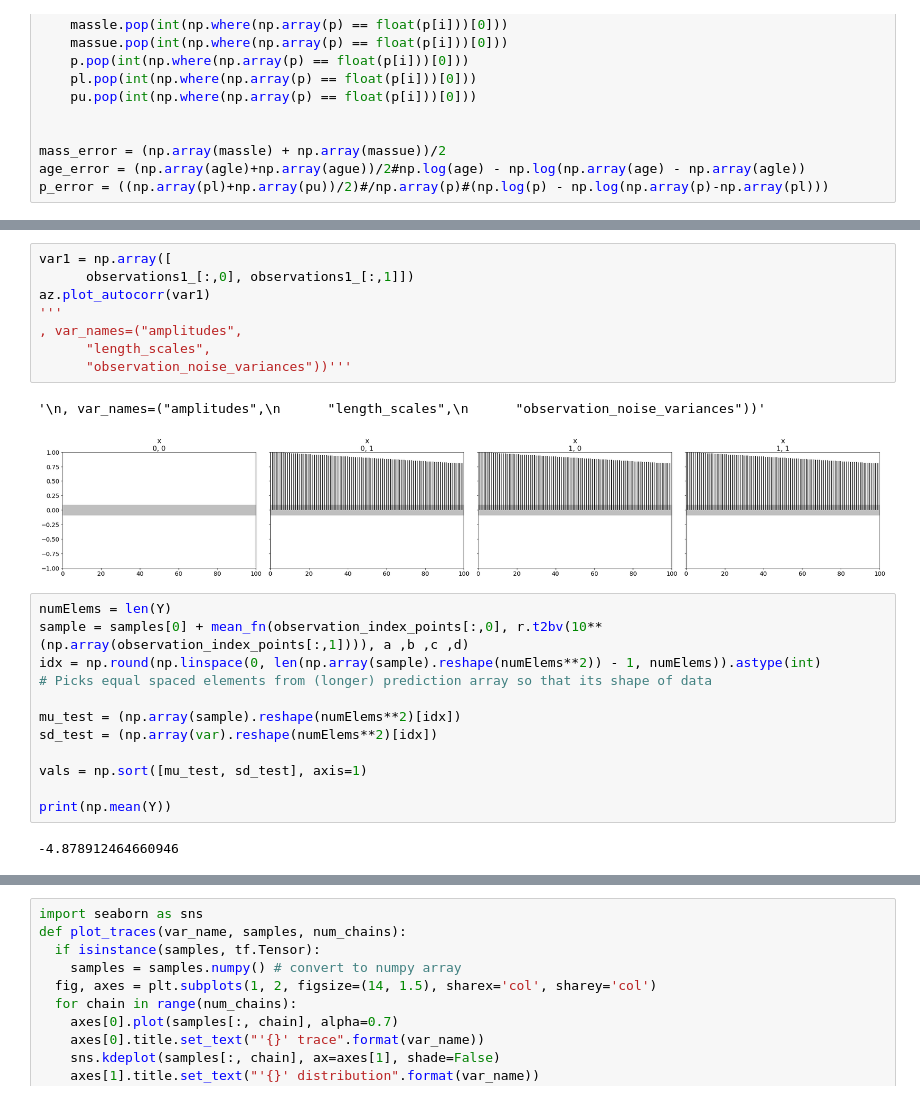
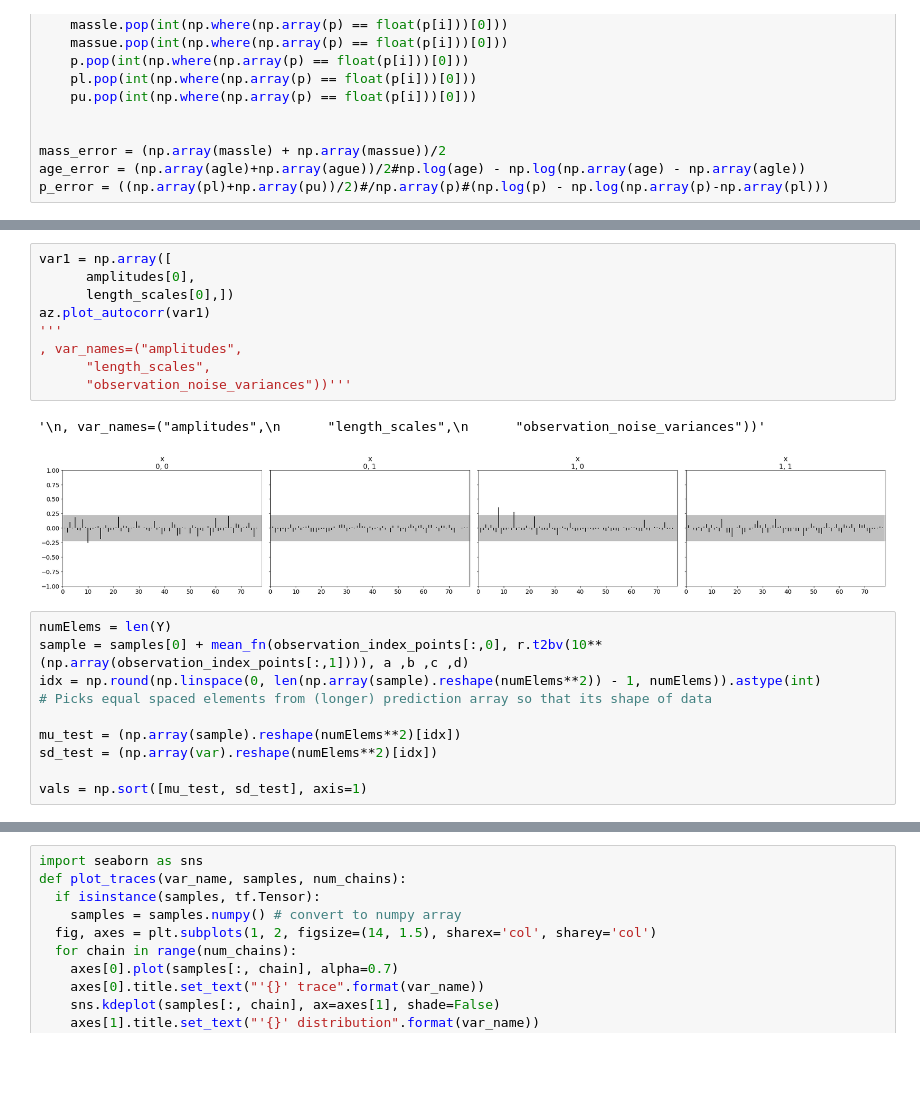
Before and after one commit to ni-phy/year4-project, a Jupyter notebook: Nikolas/gyrochronology/age_tfp_hmc.ipynb, the cells around one changed output, grey strips where cells are left out. Saved outputs shown, nothing was run; the diff lists cells and outputs as text; blank space fills up the shorter version.

```diff
--- a/Nikolas/gyrochronology/age_tfp_hmc.ipynb
+++ b/Nikolas/gyrochronology/age_tfp_hmc.ipynb
@@ -272,14 +284,15 @@ Acceptance rate: 0.5057272727272727
 # %%
 var1 = np.array([
-      observations1_[:,0], observations1_[:,1]])
+      amplitudes[0],
+      length_scales[0],])
 az.plot_autocorr(var1)
 '''
 , var_names=("amplitudes",
       "length_scales",
       "observation_noise_variances"))'''
 # %% [output]
 '\n, var_names=("amplitudes",\n      "length_scales",\n      "observation_noise_variances"))'
-[figure, old version]
+[figure, new version]
 # %%
 numElems = len(Y)
 sample = samples[0] + mean_fn(observation_index_points[:,0], r.t2bv(10**(np.array(observation_index_points[:,1]))), a ,b ,c ,d)
@@ -290,10 +303,6 @@ mu_test = (np.array(sample).reshape(numElems**2)[idx])
 sd_test = (np.array(var).reshape(numElems**2)[idx])
 
 vals = np.sort([mu_test, sd_test], axis=1)
-
-print(np.mean(Y))
-# %% [output]
--4.878912464660946
 # %%
 x = np.linspace(0, 30)
 plt.plot(x, x , 'r')
```
Also changed, not shown: parts of 20 cells of this notebook.
